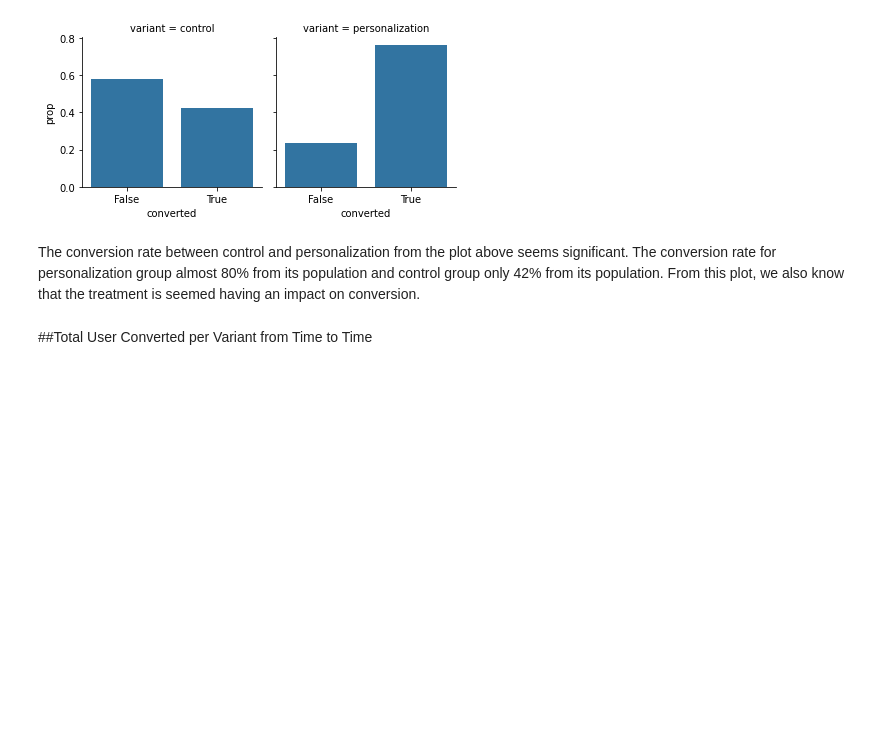
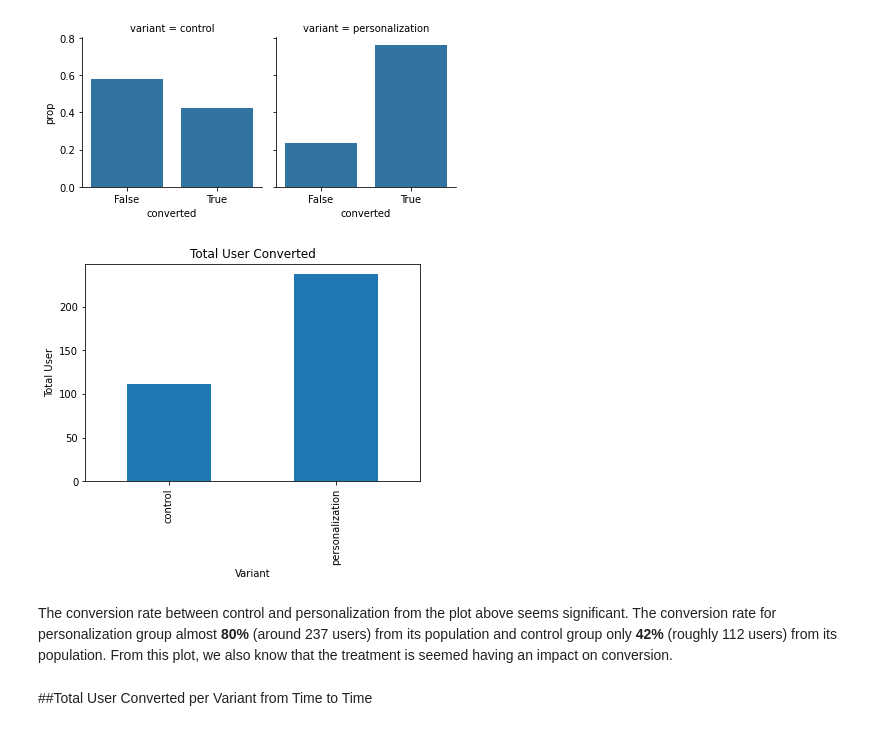
Before and after one commit to mhmmdmin/Assignment, a Jupyter notebook: Muhammad_Amin_Case_Study_A_B_Testing.ipynb, the cells around one changed output. Cells and saved outputs as stored; diff of their text form; code cells hidden in the pictures; blank space fills up the shorter version.

```diff
--- a/Muhammad_Amin_Case_Study_A_B_Testing.ipynb
+++ b/Muhammad_Amin_Case_Study_A_B_Testing.ipynb
@@ -243,8 +234,15 @@ g = sns.FacetGrid(
 g.map(sns.barplot, "converted", "prop");
 # %% [output]
 [figure]
+# %%
+(raw_data.groupby('variant')['conversion'].sum()).plot(kind='bar')
+plt.title('Total User Converted')
+plt.ylabel('Total User')
+plt.xlabel('Variant');
+# %% [output]
+[figure, added]
 # %% [markdown]
-The conversion rate between control and personalization from the plot above seems significant. The conversion rate for personalization group almost 80% from its population and control group only 42% from its population. From this plot, we also know that the treatment is seemed having an impact on conversion.
+The conversion rate between control and personalization from the plot above seems significant. The conversion rate for personalization group almost **80%** (around 237 users) from its population and control group only **42%** (roughly 112 users) from its population. From this plot, we also know that the treatment is seemed having an impact on conversion.
 # %% [markdown]
 ##Total User Converted per Variant from Time to Time
 # %%
```
Also changed, not shown: parts of 21 cells of this notebook.
